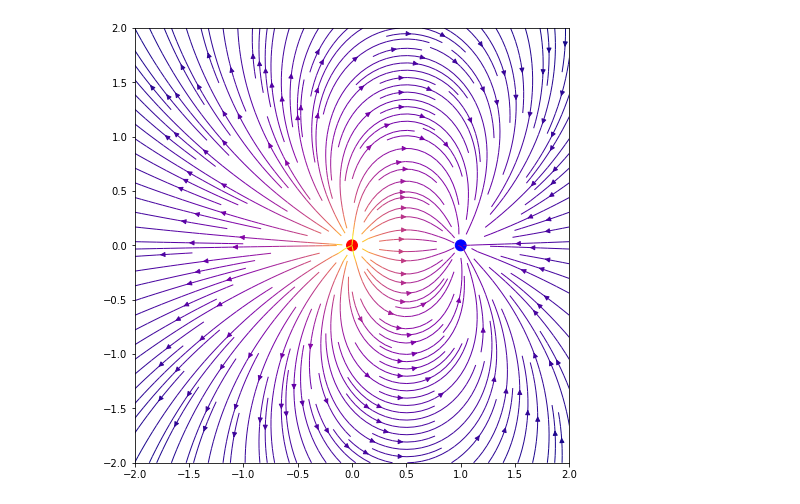
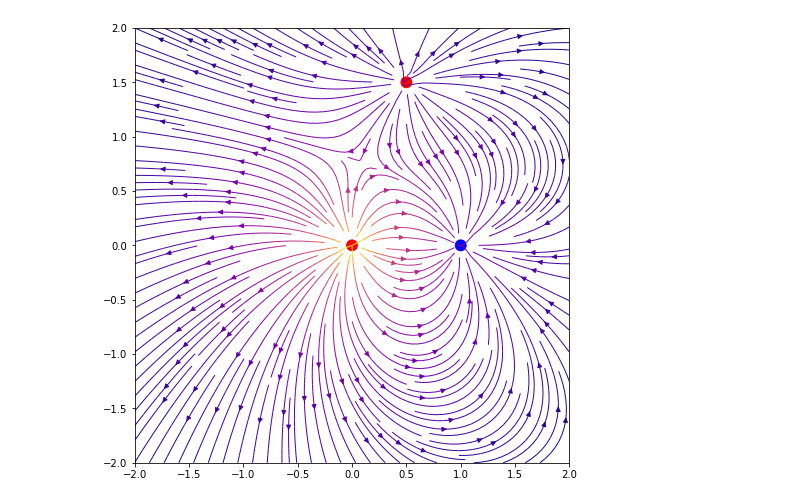
Before and after one commit to Famefjj/Electric-Field-Simulation, a Jupyter notebook: Electric Field Vector Simulation.ipynb, the cells around one changed output. Cells and saved outputs as stored; diff of their text form; code cells hidden in the pictures.

Commit message:
Add another charge

```diff
--- a/Electric Field Vector Simulation.ipynb
+++ b/Electric Field Vector Simulation.ipynb
@@ -15,28 +15,37 @@ Ey = y/(4*np.pi*eo*(x**2+y**2)**(3/2));
 
 # plt.quiver(x,y,Ex,Ey);
 # %%
-# 2nd element
+# 2nd charge
 # xf = np.linspace(-5,5, 10);
 # yf = np.linspace(-5,5, 10);
 
 xs,ys = np.meshgrid(xt,yt);
 xc = 1.0; #center
 yc = 0;
+
+#3rd charge
+xc1 = 0.5;
+yc1 = 1.5;
+
 Exs = -(x-xc)/(4*np.pi*eo*((x-xc)**2+(y-yc)**2)**(3/2));
 Eys = -(y-yc)/(4*np.pi*eo*((x-xc)**2+(y-yc)**2)**(3/2));
 
+Exp = (x-xc1)/(4*np.pi*eo*((x-xc1)**2+(y-yc1)**2)**(3/2));
+Eyp = (y-yc1)/(4*np.pi*eo*((x-xc1)**2+(y-yc1)**2)**(3/2));
+
 # plot both elements
-Exr = Ex + Exs;
-Eyr = Ey + Eys;
+Exr = Ex + Exs+Exp;
+Eyr = Ey + Eys+Eyp;
 
 fig = plt.figure(figsize= (8,8));
 ax = fig.add_subplot(1,1,1, aspect=1);
 
 color = 2*np.log(np.hypot(Ex, Ey));
 ax.streamplot(xs, ys, Exr, Eyr, color=color,cmap=plt.cm.plasma, linewidth=1,density=2);
 ax.add_patch(plt.Circle((0,0), 0.05, color='r'))
 ax.add_patch(plt.Circle((xc,yc), 0.05, color='blue'))
+ax.add_patch(plt.Circle((xc1,yc1), 0.05, color='r'))
 
 plt.show()
 # %% [output]
-[figure, old version]
+[figure, new version]
```
Also changed, not shown: parts of 1 cell of this notebook.
